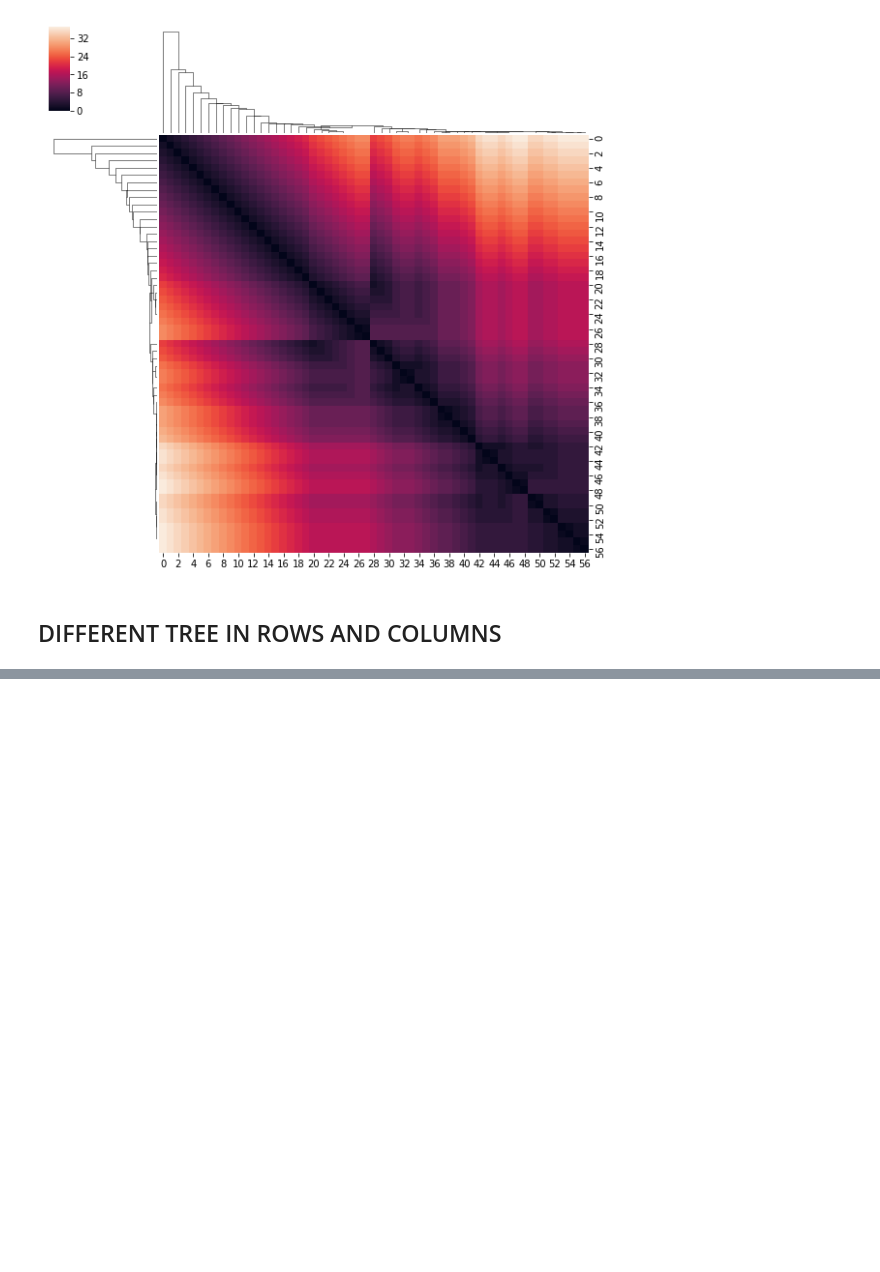
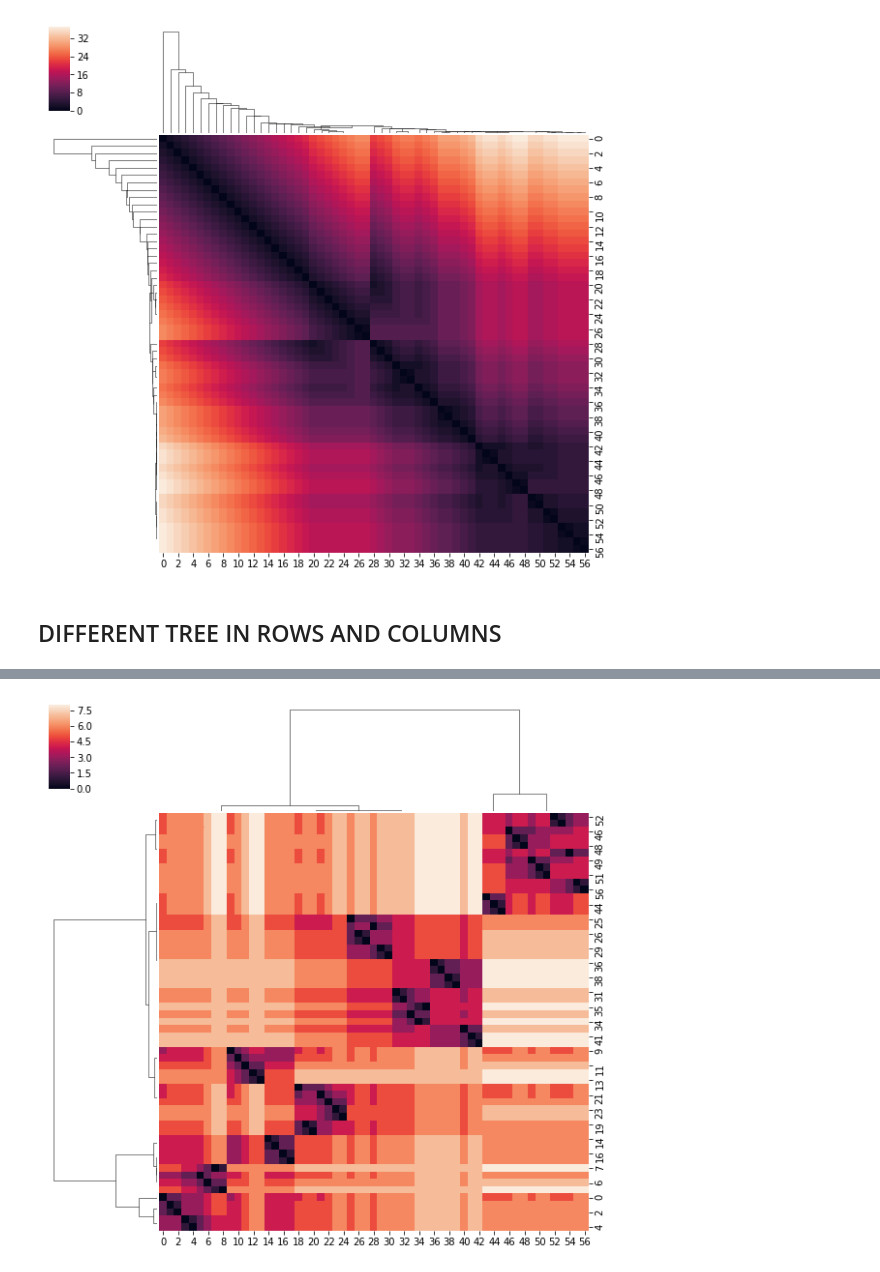
Before and after one commit to SebastianMacaluso/VisualizeBinaryTrees, a Jupyter notebook: visualizeClusterMap.ipynb, the cells around one changed output, grey strips where cells are left out. Cells and saved outputs as stored; diff of their text form; code cells hidden in the pictures; blank space fills up the shorter version.

```diff
--- a/visualizeClusterMap.ipynb
+++ b/visualizeClusterMap.ipynb
@@ -147,0 +165,7 @@ alpha row: -1 -- alpha column: truth
+# %%
+heatClustermap.heat_dendrogram(
+    recluster_jet1 = reclusterKt,
+    recluster_jet2 = reclusterCA,
+    full_path=False,
+    FigName=None)
+# %% [output]
@@ -148 +173,2 @@ alpha row: -1 -- alpha column: truth
+[figure, added]
 # %%
```
Also changed, not shown: parts of 24 cells of this notebook, 6 other files.
